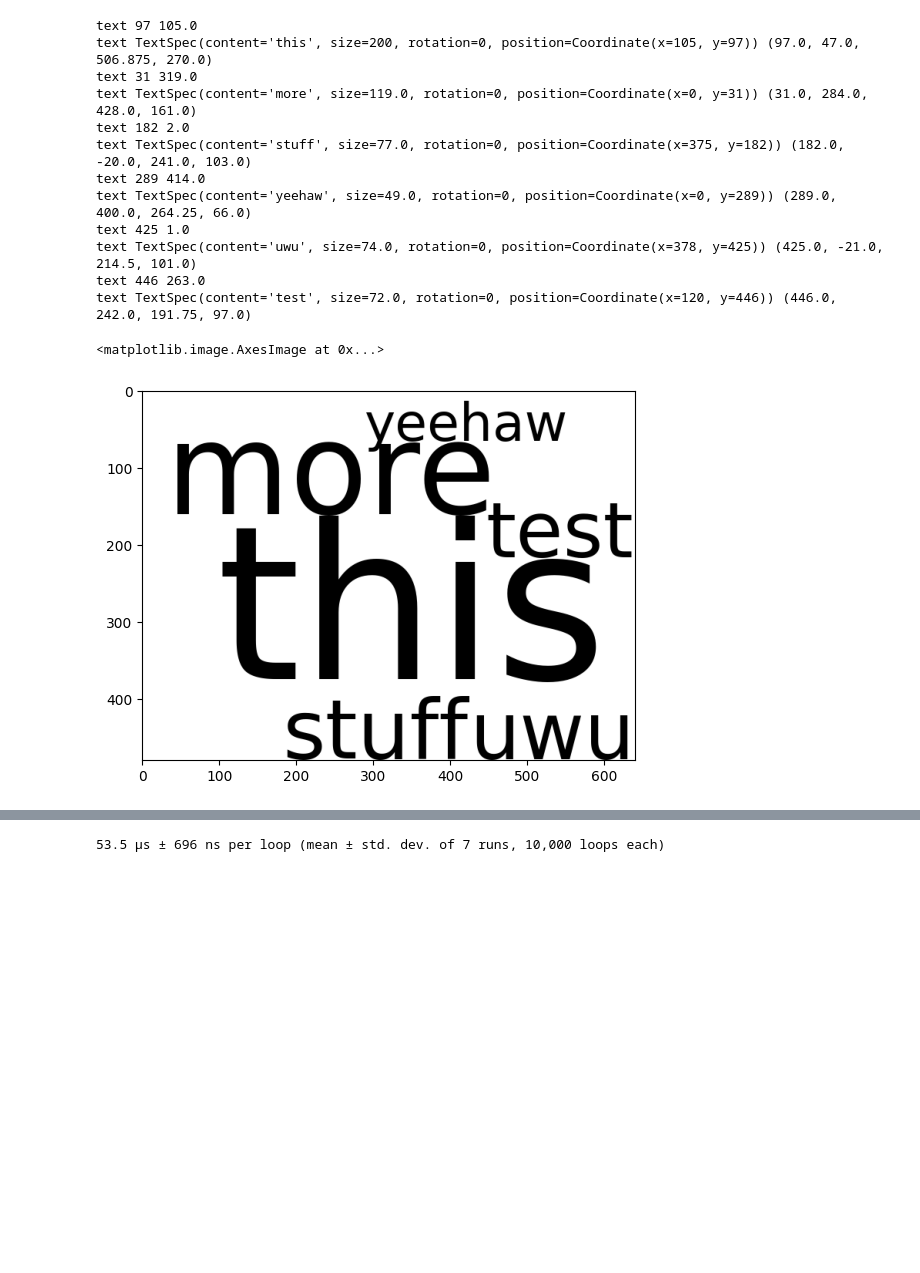
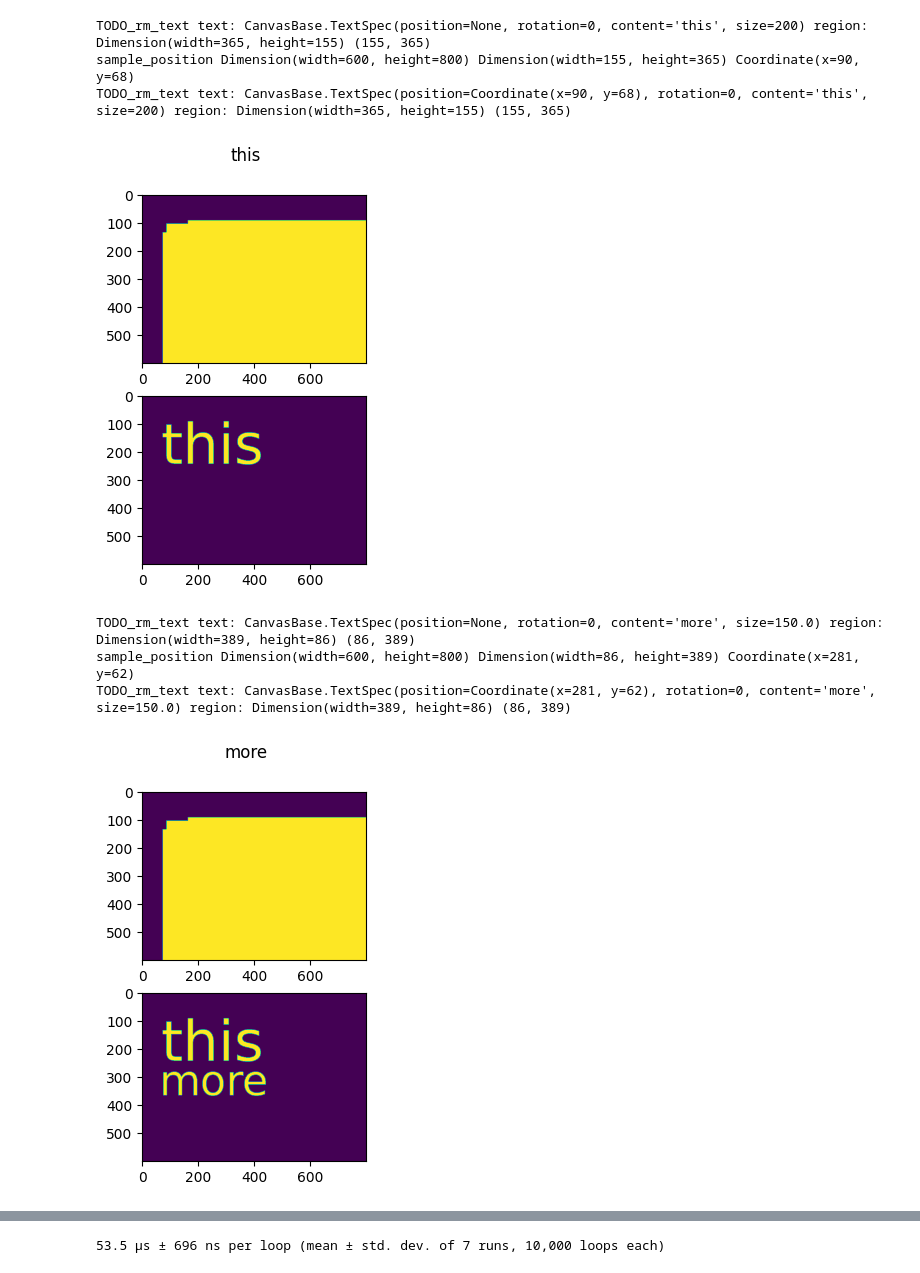
Before and after one commit to oakaigh/python-tagcloud, a Jupyter notebook: tmp/example-dev.ipynb, the cells around one changed output, grey strips where cells are left out. Saved outputs shown, nothing was run; the diff lists cells and outputs as text; code cells hidden in the pictures; blank space fills up the shorter version.

```diff
--- a/tmp/example-dev.ipynb
+++ b/tmp/example-dev.ipynb
@@ -1,44 +1,41 @@
 # %%
 import matplotlib.pyplot as plt
 
 from tagcloud import (
     TagCloud,
     DescendingFrequencyTable,
-    FrequencyData
+    FrequencyData,
+    graphics
 )
-from tagcloud.backends.backend_mpl import CanvasMPL
+from tagcloud.backends.backend_pil import CanvasPIL
 
-wc = TagCloud(canvas_backend=CanvasMPL)
+wc = TagCloud(canvas_backend=CanvasPIL)
 
 c = wc.draw(
     frequency_table=DescendingFrequencyTable([
         FrequencyData('test', 1),
         FrequencyData('this', 10),
         FrequencyData('more', 5),
         FrequencyData('stuff', 5),
         FrequencyData('yeehaw', 5),
         FrequencyData('uwu', 5),
     ]),
     text_props=dict(
         size_max=200,
         rotation_range=(0, 0),
         rotation_step=90,
         rotation_prob=.5
-    )
+    ),
+    canvas_props=dict(size=graphics.Dimension(600, 800))
 )
-plt.imshow(c.data_rgba)
+
+_ = plt.imshow(c.data_bilevel)
 # %% [output]
-text 97 105.0
-text TextSpec(content='this', size=200, rotation=0, position=Coordinate(x=105, y=97)) (97.0, 47.0, 506.875, 270.0)
-text 31 319.0
-text TextSpec(content='more', size=119.0, rotation=0, position=Coordinate(x=0, y=31)) (31.0, 284.0, 428.0, 161.0)
-text 182 2.0
-text TextSpec(content='stuff', size=77.0, rotation=0, position=Coordinate(x=375, y=182)) (182.0, -20.0, 241.0, 103.0)
-text 289 414.0
-text TextSpec(content='yeehaw', size=49.0, rotation=0, position=Coordinate(x=0, y=289)) (289.0, 400.0, 264.25, 66.0)
-text 425 1.0
-text TextSpec(content='uwu', size=74.0, rotation=0, position=Coordinate(x=378, y=425)) (425.0, -21.0, 214.5, 101.0)
-text 446 263.0
-text TextSpec(content='test', size=72.0, rotation=0, position=Coordinate(x=120, y=446)) (446.0, 242.0, 191.75, 97.0)
+TODO_rm_text text: CanvasBase.TextSpec(position=None, rotation=0, content='this', size=200) region: Dimension(width=365, height=155) (155, 365)
+sample_position Dimension(width=600, height=800) Dimension(width=155, height=365) Coordinate(x=90, y=68)
+TODO_rm_text text: CanvasBase.TextSpec(position=Coordinate(x=90, y=68), rotation=0, content='this', size=200) region: Dimension(width=365, height=155) (155, 365)
+[figure, new version]
-<matplotlib.image.AxesImage at 0x...>
+TODO_rm_text text: CanvasBase.TextSpec(position=None, rotation=0, content='more', size=150.0) region: Dimension(width=389, height=86) (86, 389)
+sample_position Dimension(width=600, height=800) Dimension(width=86, height=389) Coordinate(x=281, y=62)
+TODO_rm_text text: CanvasBase.TextSpec(position=Coordinate(x=281, y=62), rotation=0, content='more', size=150.0) region: Dimension(width=389, height=86) (86, 389)
-[figure, old version]
+[figure, added]
```
Also changed, not shown: parts of 44 cells of this notebook, 11 other files.
